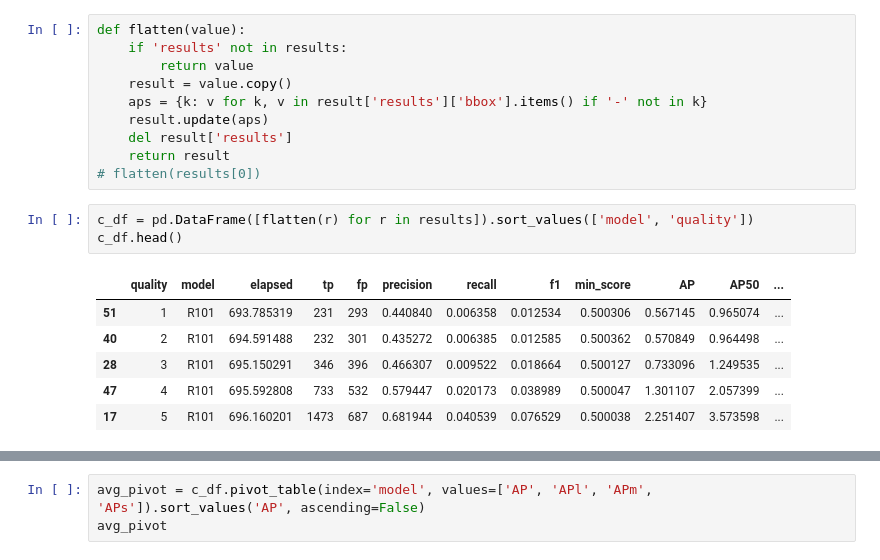
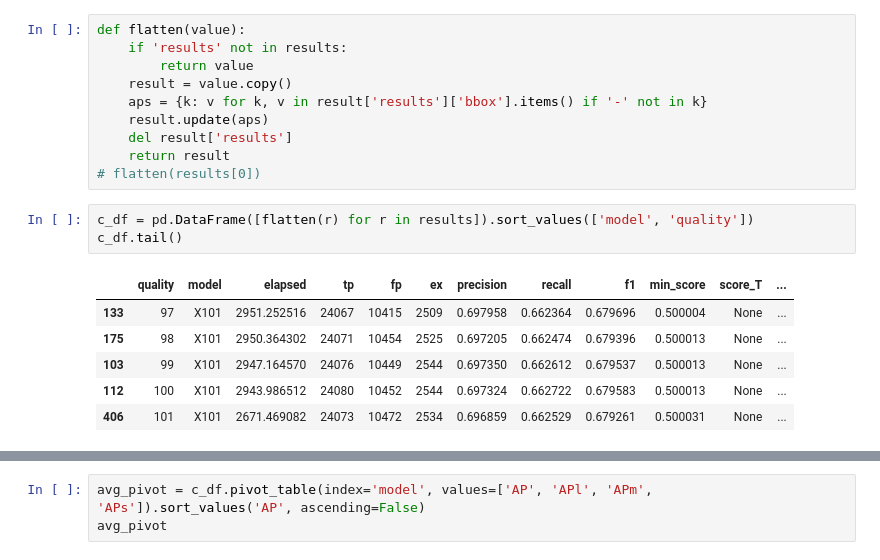
Before and after one commit to tgandor/urban_oculus, a Jupyter notebook: exploration_etc/2021-03-01-Plot_reval_50_APs.ipynb, the cells around one changed output, grey strips where cells are left out. Saved outputs shown, nothing was run; the diff lists cells and outputs as text.

```diff
--- a/exploration_etc/2021-03-01-Plot_reval_50_APs.ipynb
+++ b/exploration_etc/2021-03-01-Plot_reval_50_APs.ipynb
@@ -48,13 +38,13 @@ def flatten(value):
 # flatten(results[0])
 # %%
 c_df = pd.DataFrame([flatten(r) for r in results]).sort_values(['model', 'quality'])
-c_df.head()
+c_df.tail()
 # %% [output]
-|  | quality | model | elapsed | tp | fp | precision | recall | f1 | min_score | AP | AP50 | ... |
-| 51 | 1 | R101 | 693.785319 | 231 | 293 | 0.440840 | 0.006358 | 0.012534 | 0.500306 | 0.567145 | 0.965074 | ... |
-| 40 | 2 | R101 | 694.591488 | 232 | 301 | 0.435272 | 0.006385 | 0.012585 | 0.500362 | 0.570849 | 0.964498 | ... |
-| 28 | 3 | R101 | 695.150291 | 346 | 396 | 0.466307 | 0.009522 | 0.018664 | 0.500127 | 0.733096 | 1.249535 | ... |
-| 47 | 4 | R101 | 695.592808 | 733 | 532 | 0.579447 | 0.020173 | 0.038989 | 0.500047 | 1.301107 | 2.057399 | ... |
-| 17 | 5 | R101 | 696.160201 | 1473 | 687 | 0.681944 | 0.040539 | 0.076529 | 0.500038 | 2.251407 | 3.573598 | ... |
+|  | quality | model | elapsed | tp | fp | ex | precision | recall | f1 | min_score | score_T | ... |
+| 133 | 97 | X101 | 2951.252516 | 24067 | 10415 | 2509 | 0.697958 | 0.662364 | 0.679696 | 0.500004 | None | ... |
+| 175 | 98 | X101 | 2950.364302 | 24071 | 10454 | 2525 | 0.697205 | 0.662474 | 0.679396 | 0.500013 | None | ... |
+| 103 | 99 | X101 | 2947.164570 | 24076 | 10449 | 2544 | 0.697350 | 0.662612 | 0.679537 | 0.500013 | None | ... |
+| 112 | 100 | X101 | 2943.986512 | 24080 | 10452 | 2544 | 0.697324 | 0.662722 | 0.679583 | 0.500013 | None | ... |
+| 406 | 101 | X101 | 2671.469082 | 24073 | 10472 | 2534 | 0.696859 | 0.662529 | 0.679261 | 0.500031 | None | ... |
 # %%
 for mc in c_df.model.unique():
```
Also changed, not shown: parts of 36 cells of this notebook, 44 other files.
